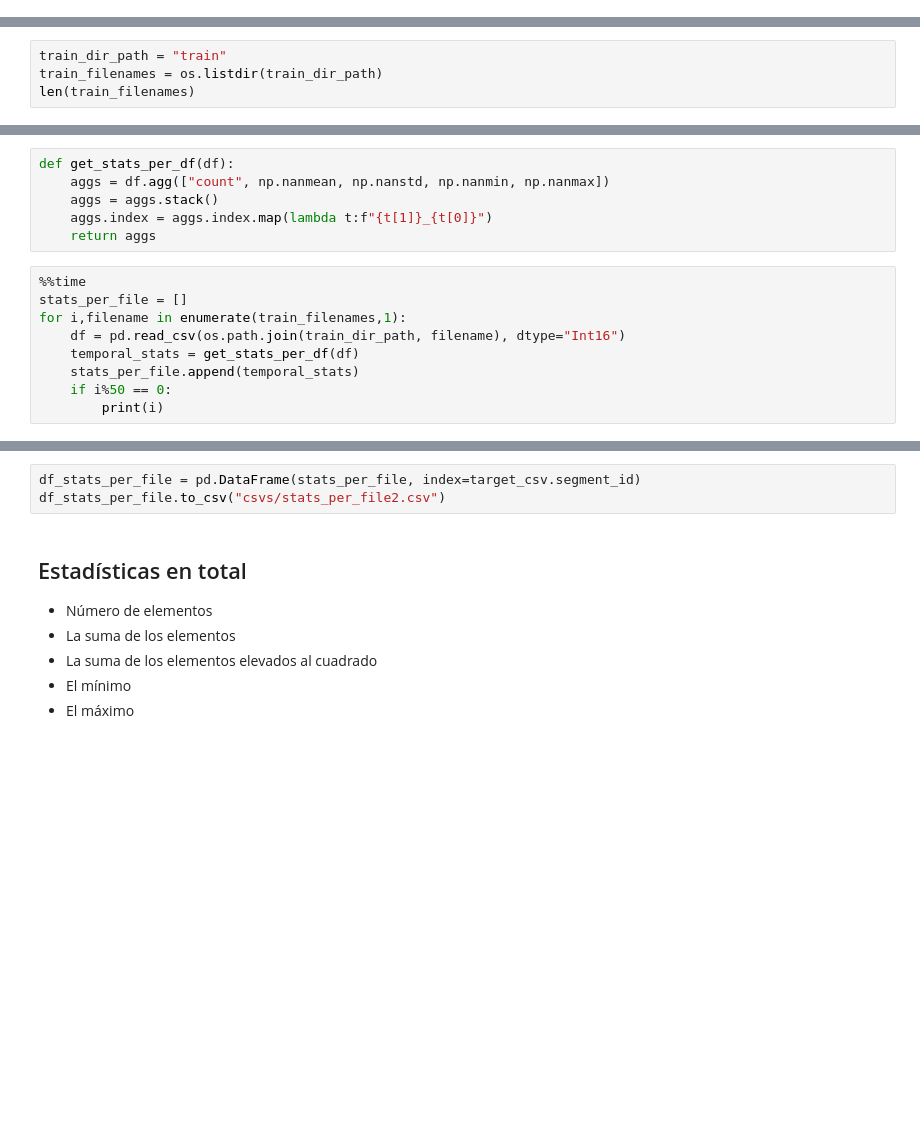
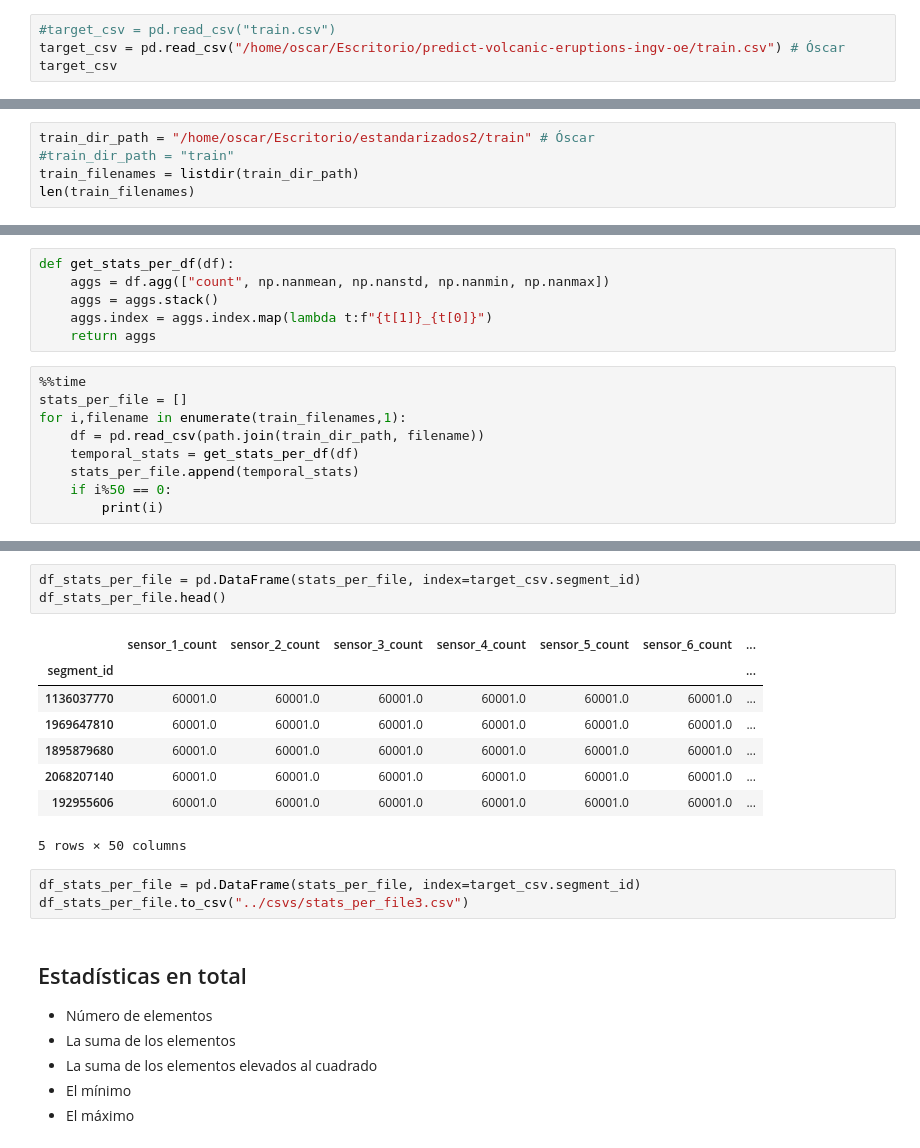
Before and after one commit to DanteBM/PronosticoErupciones, a Jupyter notebook: notebooks/notebook-EDA.ipynb, the cells around one changed output, grey strips where cells are left out. Drawn from its saved outputs; the diff is of its cells as text; blank space fills up the shorter version.

Commit message:
Se obtuvieron estadísticas de estandarizados2, sin NaNs (se supone)

```diff
--- a/notebooks/notebook-EDA.ipynb
+++ b/notebooks/notebook-EDA.ipynb
@@ -29,0 +13,4 @@ target_csv
+# %%
+#target_csv = pd.read_csv("train.csv")
+target_csv = pd.read_csv("/home/oscar/Escritorio/predict-volcanic-eruptions-ingv-oe/train.csv") # Óscar
+target_csv
@@ -50,8 +51,9 @@ Podemos ver de las gráficas anteriores que la distribución de los tiempos de e
 # %% [markdown]
 # Exploración del sensado
 # %%
-train_dir_path = "train"
-train_filenames = os.listdir(train_dir_path)
+train_dir_path = "/home/oscar/Escritorio/estandarizados2/train" # Óscar
+#train_dir_path = "train"
+train_filenames = listdir(train_dir_path)
 len(train_filenames)
 # %% [output]
 4431
@@ -67,7 +69,7 @@ def get_stats_per_df(df):
 %%time
 stats_per_file = []
 for i,filename in enumerate(train_filenames,1):
-    df = pd.read_csv(os.path.join(train_dir_path, filename), dtype="Int16")
+    df = pd.read_csv(path.join(train_dir_path, filename))
     temporal_stats = get_stats_per_df(df)
     stats_per_file.append(temporal_stats)
     if i%50 == 0:
@@ -75,6 +95,18 @@ for i,filename in enumerate(train_filenames,1):
+# %%
+df_stats_per_file = pd.DataFrame(stats_per_file, index=target_csv.segment_id)
+df_stats_per_file.head()
+# %% [output]
+|  | sensor_1_count | sensor_2_count | sensor_3_count | sensor_4_count | sensor_5_count | sensor_6_count | ... |
+| segment_id |  |  |  |  |  |  | ... |
+| 1136037770 | 60001.0 | 60001.0 | 60001.0 | 60001.0 | 60001.0 | 60001.0 | ... |
+| 1969647810 | 60001.0 | 60001.0 | 60001.0 | 60001.0 | 60001.0 | 60001.0 | ... |
+| 1895879680 | 60001.0 | 60001.0 | 60001.0 | 60001.0 | 60001.0 | 60001.0 | ... |
+| 2068207140 | 60001.0 | 60001.0 | 60001.0 | 60001.0 | 60001.0 | 60001.0 | ... |
+| 192955606 | 60001.0 | 60001.0 | 60001.0 | 60001.0 | 60001.0 | 60001.0 | ... |
+5 rows × 50 columns
 # %%
 df_stats_per_file = pd.DataFrame(stats_per_file, index=target_csv.segment_id)
-df_stats_per_file.to_csv("csvs/stats_per_file2.csv")
+df_stats_per_file.to_csv("../csvs/stats_per_file3.csv")
 # %% [markdown]
 ## Estadísticas en total
 * Número de elementos
```
Also changed, not shown: parts of 3 cells of this notebook, 1 other file.
